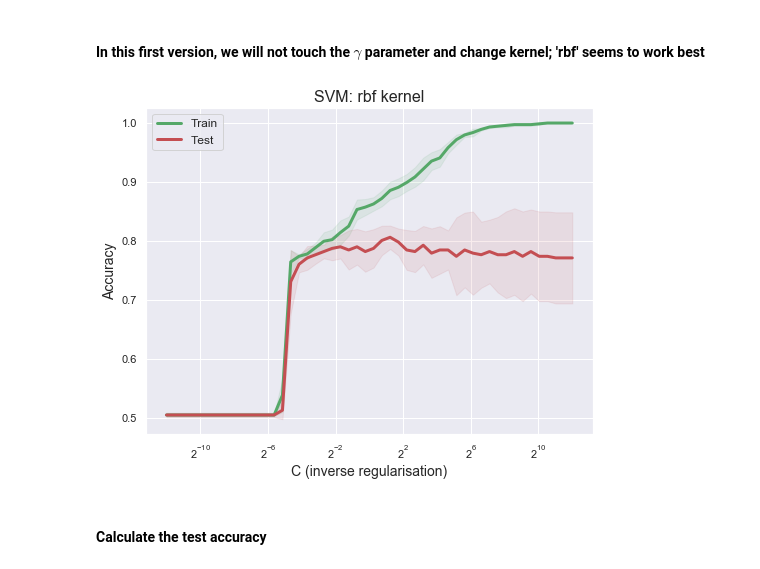
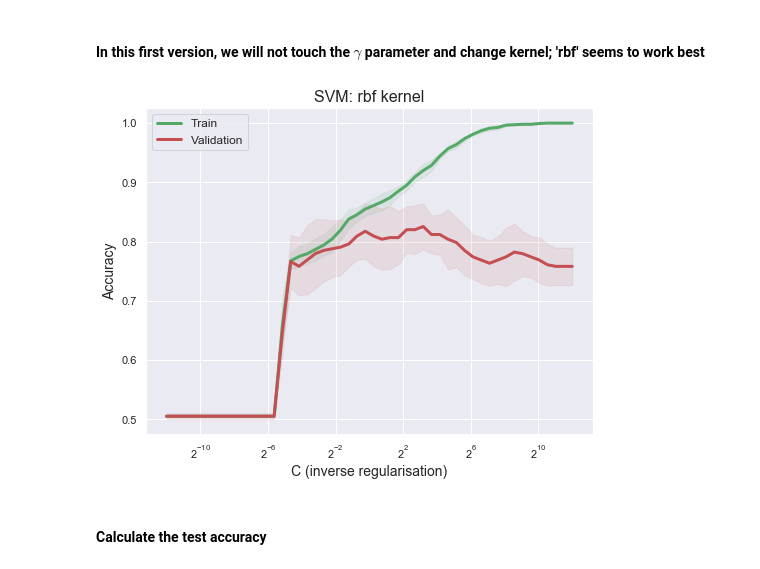
Before and after one commit to davidpirts/DBAASP, a Jupyter notebook: ml.ipynb, the cells around one changed output. Drawn from its saved outputs; the diff is of its cells as text; code cells hidden in the pictures.

```diff
--- a/ml.ipynb
+++ b/ml.ipynb
@@ -14,9 +14,9 @@ fig_size[0] = 8
 fig_size[1] = 6
 plt.rcParams["figure.figsize"] = fig_size
 # %%
-# Read the raw file
-data_path = 'data/original.xlsx'
-xls = pd.ExcelFile(data_path)
+# Read the original raw file
+original_path = 'data/original.xlsx'
+xls = pd.ExcelFile(original_path)
 print(xls.sheet_names)
 # %% [output]
 ['Training_set_Staphiloccocus', 'Test_set_Staphiloccocus']
@@ -221,33 +228,33 @@ print(X_test.shape, y_test.shape)
 # %%
 def SVMPredict(kernel, C, X, y):
     clf = make_pipeline(StandardScaler(), svm.SVC(kernel=kernel, C=C))
-    scores = cross_validate(clf, X, y, cv=3, return_train_score=True)
+    scores = cross_validate(clf, X, y, cv=5, return_train_score=True)
     return {'test_mean': scores['test_score'].mean(), 'test_std': scores['test_score'].std(),
             'train_mean': scores['train_score'].mean(), 'train_std': scores['train_score'].std()}
 
 ######### CHOOSE ADDITIONAL PARAMETERS HERE
 
 kernel = 'rbf'
 
 ######### CHOOSE ADDITIONAL PARAMETERS HERE
 
 C_list = np.logspace(-12, 12, base = 2.)
 train_accuracies = np.asarray([SVMPredict(kernel, C, X, y)['train_mean'] for C in C_list])
 train_stds = np.asarray([SVMPredict(kernel, C, X, y)['train_std'] for C in C_list])
 plt.plot(C_list, train_accuracies, 'g', linewidth = 3)
 plt.fill_between(C_list, train_accuracies - train_stds, train_accuracies + train_stds, alpha = 0.10, color='g')
 test_accuracies = np.asarray([SVMPredict(kernel, C, X, y)['test_mean'] for C in C_list])
 test_stds = np.asarray([SVMPredict(kernel, C, X, y)['test_std'] for C in C_list])
 plt.plot(C_list, test_accuracies, 'r', linewidth = 3)
 plt.xscale('log', basex=2)
 plt.fill_between(C_list, test_accuracies - test_stds, test_accuracies + test_stds, alpha = 0.10, color='r')
-plt.legend(('Train', 'Test'), fontsize = 12)
+plt.legend(('Train', 'Validation'), fontsize = 12)
 plt.title('SVM: rbf kernel', fontsize = 16)
 plt.ylabel('Accuracy', fontsize = 14)
 plt.xlabel('C (inverse regularisation)', fontsize = 14)
 plt.show()
 # %% [output]
-[figure, old version]
+[figure, new version]
 # %% [markdown]
 #### Calculate the test accuracy
 # %%
```
Also changed, not shown: parts of 23 cells of this notebook.
